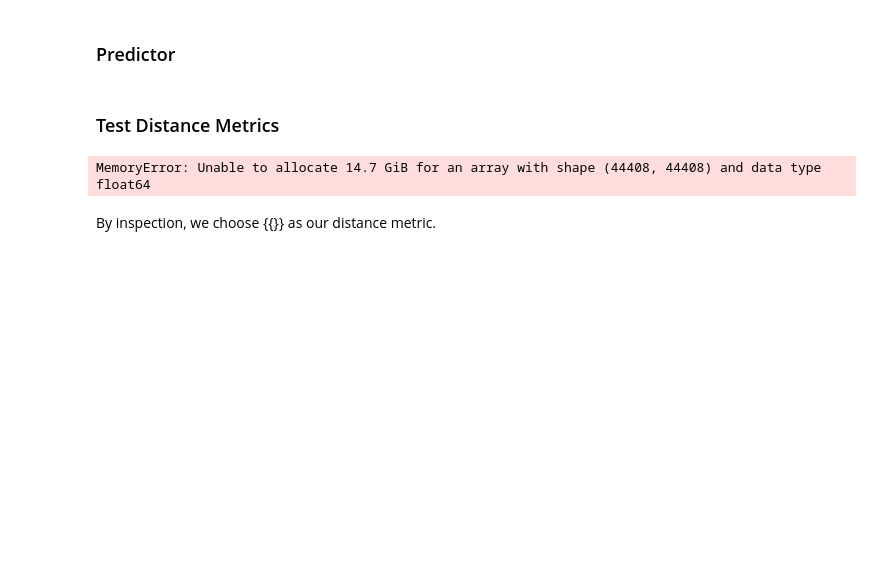
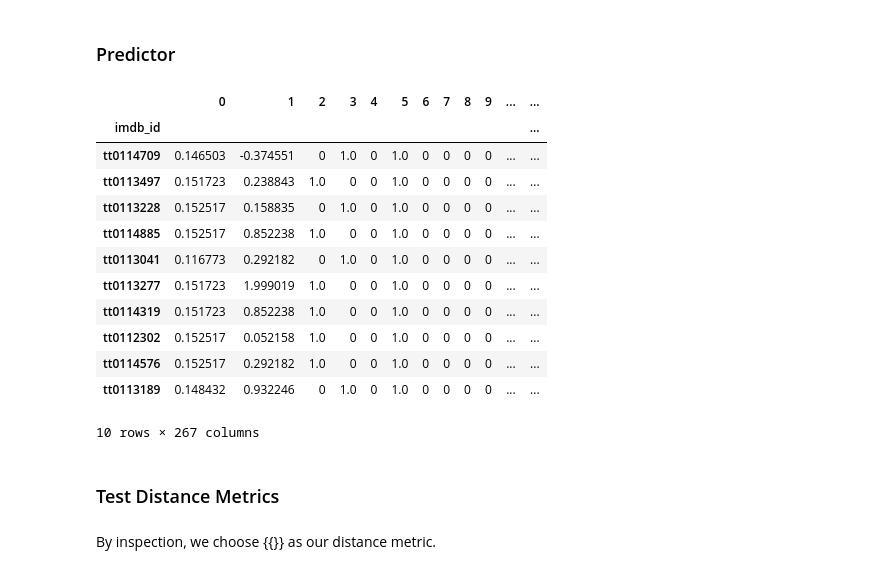
Before and after one commit to renaultluk/movie-recommender-system, a Jupyter notebook: model.ipynb, the cells around one changed output. Cells and saved outputs as stored; diff of their text form; code cells hidden in the pictures; blank space fills up the shorter version.

Commit message:
recommender wip

```diff
--- a/model.ipynb
+++ b/model.ipynb
@@ -231,6 +229,34 @@ Prime Video <class 'scipy.sparse._csr.csr_matrix'> (1062, 262)
 Disney+ <class 'scipy.sparse._csr.csr_matrix'> (315, 288)
 # %% [markdown]
 ### Predictor
+# %%
+def wrap_df(data, original_df):
+    index = original_df.index
+    new_df = pd.DataFrame.sparse.from_spmatrix(data)
+    return new_df.set_index(index)
+# %%
+all_prepared_df = wrap_df(all_prepared, all_df)
+netflix_prepared_df = wrap_df(netflix_prepared, netflix_df)
+hulu_prepared_df = wrap_df(hulu_prepared, hulu_df)
+prime_prepared_df = wrap_df(prime_prepared, prime_df)
+disney_prepared_df = wrap_df(disney_prepared, disney_df)
+
+
+all_prepared_df.head(10)
+# %% [output]
+|  | 0 | 1 | 2 | 3 | 4 | 5 | 6 | 7 | 8 | 9 | ... | ... |
+| imdb_id |  |  |  |  |  |  |  |  |  |  |  | ... |
+| tt0114709 | 0.146503 | -0.374551 | 0 | 1.0 | 0 | 1.0 | 0 | 0 | 0 | 0 | ... | ... |
+| tt0113497 | 0.151723 | 0.238843 | 1.0 | 0 | 0 | 1.0 | 0 | 0 | 0 | 0 | ... | ... |
+| tt0113228 | 0.152517 | 0.158835 | 0 | 1.0 | 0 | 1.0 | 0 | 0 | 0 | 0 | ... | ... |
+| tt0114885 | 0.152517 | 0.852238 | 1.0 | 0 | 0 | 1.0 | 0 | 0 | 0 | 0 | ... | ... |
+| tt0113041 | 0.116773 | 0.292182 | 0 | 1.0 | 0 | 1.0 | 0 | 0 | 0 | 0 | ... | ... |
+| tt0113277 | 0.151723 | 1.999019 | 1.0 | 0 | 0 | 1.0 | 0 | 0 | 0 | 0 | ... | ... |
+| tt0114319 | 0.151723 | 0.852238 | 1.0 | 0 | 0 | 1.0 | 0 | 0 | 0 | 0 | ... | ... |
+| tt0112302 | 0.152517 | 0.052158 | 1.0 | 0 | 0 | 1.0 | 0 | 0 | 0 | 0 | ... | ... |
+| tt0114576 | 0.152517 | 0.292182 | 1.0 | 0 | 0 | 1.0 | 0 | 0 | 0 | 0 | ... | ... |
+| tt0113189 | 0.148432 | 0.932246 | 0 | 1.0 | 0 | 1.0 | 0 | 0 | 0 | 0 | ... | ... |
+10 rows × 267 columns
 # %%
 class Recommender(BaseEstimator):
     def __init__(self, norm = cosine_similarity, num_recommendations = 10):
@@ -253,12 +281,10 @@ class Recommender(BaseEstimator):
 metrics = {"cosine_similarity": cosine_similarity}
 # %%
 for metric in metrics.items():
-    predictions = Recommender(metric[1]).fit(all_prepared).predict(all_prepared)
+    predictions = Recommender(metric[1]).fit(all_prepared_df)
     #? Need to test
-    average_similarity_score = sum(predictions) / len(predictions)
-    print(f"Average {metric[0]}: {average_similarity_score}")
+    # average_similarity_score = sum(predictions) / len(predictions)
+    # print(f"Average {metric[0]}: {average_similarity_score}")
-# %% [output]
-MemoryError: Unable to allocate 14.7 GiB for an array with shape (44408, 44408) and data type float64
 # %% [markdown]
 By inspection, we choose {{}} as our distance metric.
 # %%
```
Also changed, not shown: parts of 2 cells of this notebook.
